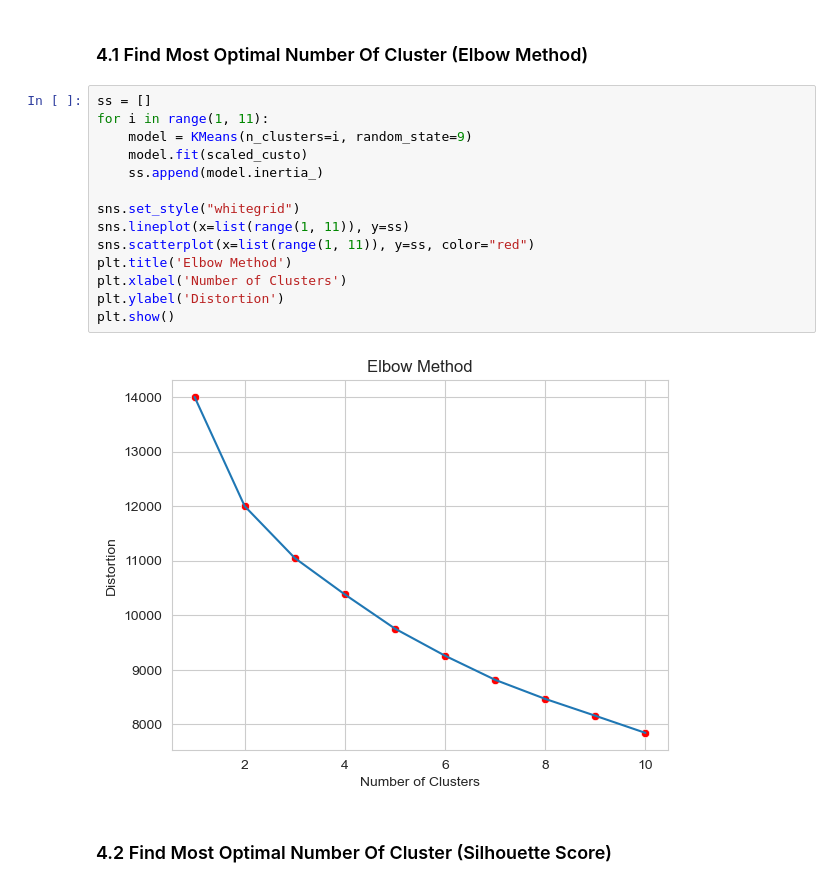
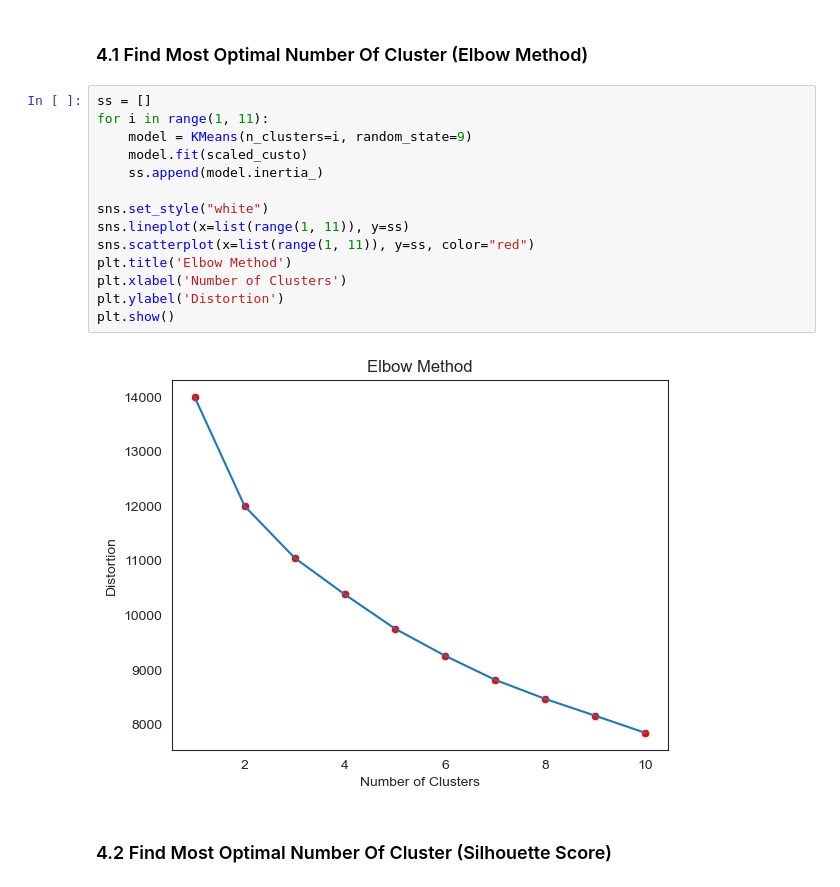
Before and after one commit to clsa123/Customer-Segmentation, a Jupyter notebook: Customer Segmentation.ipynb, the cells around one changed output. Drawn from its saved outputs; the diff is of its cells as text.

```diff
--- a/Customer Segmentation.ipynb
+++ b/Customer Segmentation.ipynb
@@ -148,19 +148,19 @@ scaled_custo = scaler.fit_transform(custo)
 # %%
 ss = []
 for i in range(1, 11):
     model = KMeans(n_clusters=i, random_state=9)
     model.fit(scaled_custo)
     ss.append(model.inertia_)
 
-sns.set_style("whitegrid")
+sns.set_style("white")
 sns.lineplot(x=list(range(1, 11)), y=ss)
 sns.scatterplot(x=list(range(1, 11)), y=ss, color="red")
 plt.title('Elbow Method')
 plt.xlabel('Number of Clusters')
 plt.ylabel('Distortion')
 plt.show()
 # %% [output]
-[figure, old version]
+[figure, new version]
 # %% [markdown]
 ### 4.2 Find Most Optimal Number Of Cluster (Silhouette Score)
 # %%
```
Also changed, not shown: parts of 6 cells of this notebook.
